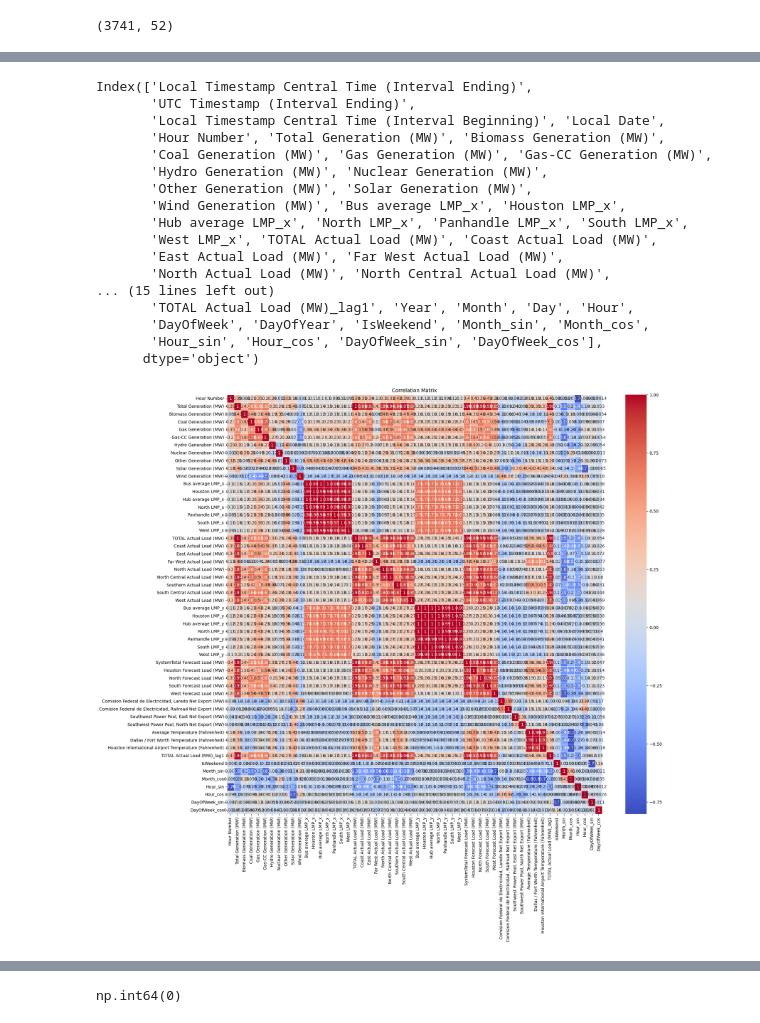
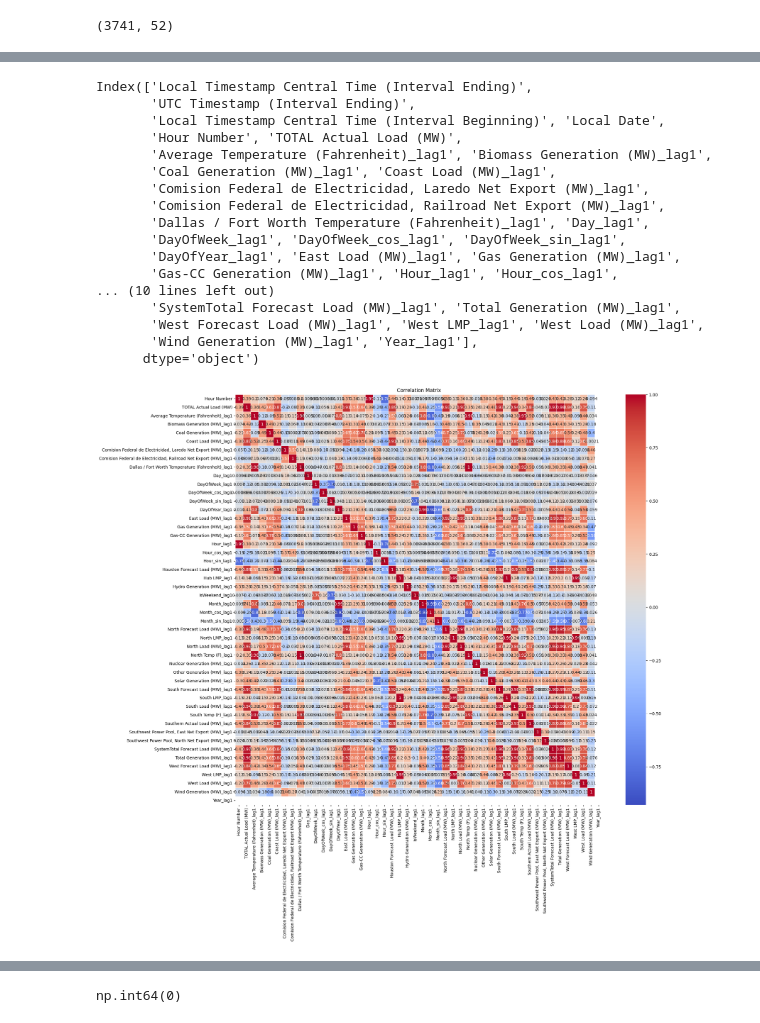
Before and after one commit to Catalan-AI-Studio/energy-demand-prediction, a Jupyter notebook: v1 (2).ipynb, the cells around one changed output, grey strips where cells are left out. Cells and saved outputs as stored; diff of their text form; code cells hidden in the pictures.

```diff
--- a/v1 (2).ipynb
+++ b/v1 (2).ipynb
@@ -834,6 +827,8 @@ merged_df['South LMP'] = merged_df[['South LMP_x', 'South LMP_y', 'Houston LMP_x
 # West region LMP (combining West LMP and Far West LMP)
 merged_df['West LMP'] = merged_df[['West LMP_x', 'West LMP_y']].mean(axis=1)
 
+merged_df['Hub LMP'] = merged_df[['Hub average LMP_x', 'Hub average LMP_y']].mean(axis=1)
+
 # # East region LMP (combining East and Coast)
 # merged_df['East LMP'] = merged_df[['Hub average LMP_x', 'Hub average LMP_y']].mean(axis=1)
 
@@ -867,0 +874,19 @@ merged_df.head(10)
+# %%
+# Define columns to drop after the combination of regions
+columns_to_drop_after_combination = [
+    'North Actual Load (MW)', 'North Central Actual Load (MW)', 'South Actual Load (MW)',
+    'South Central Actual Load (MW)', 'West Actual Load (MW)', 'Far West Actual Load (MW)',
+    'East Actual Load (MW)', 'Coast Actual Load (MW)', 'Panhandle LMP', 'Bus average LMP_x',
+    'Bus average LMP_y', 'Houston LMP_x', 'Houston LMP_y', 'Hub average LMP_x', 'Hub average LMP_y',
+    'North LMP_x', 'North LMP_y', 'South LMP_x', 'South LMP_y', 'West LMP_x', 'West LMP_y', 'Panhandle LMP_x', 'Panhandle LMP_y'
+    'Dallas / Fort Worth Temperature (Fahrenheit)',
+    'Houston International Airport Temperature (Fahrenheit)',
+    'Houston International Airport Temperature Observation Time (Central)',
+    'Dallas / Fort Worth Temperature Observation Time (Central)',
+]
+
+# Drop the unnecessary columns from the dataframe, ignoring any missing columns
+merged_df = merged_df.drop(columns=columns_to_drop_after_combination, errors='ignore')
+
+# Display the remaining columns after dropping
+merged_df.head(10)
@@ -867,0 +906,21 @@ merged_df.head(10)
+# %%
+# Create a new dataset for lag data
+columns_not_lag = ['Local Timestamp Central Time (Interval Ending)',
+                   'UTC Timestamp (Interval Ending)',
+                   'Local Timestamp Central Time (Interval Beginning)',
+                   'Local Date',
+                   'Hour Number',
+                   'TOTAL Actual Load (MW)']
+
+columns_to_lag = merged_df.columns.difference(columns_not_lag)
+
+lagged_data = merged_df[columns_to_lag].shift(1).add_suffix('_lag1')
+
+unlagged_data = merged_df[columns_not_lag]
+
+reg_data = pd.concat([unlagged_data, lagged_data], axis=1)
+reg_data = reg_data.drop(columns=['Panhandle LMP_y_lag1'])
+
+reg_data.dropna(inplace=True)
+
+print(reg_data.head())
@@ -868,35 +945,35 @@ merged_df.head(10)
 # %%
 # Check if the columns you're trying to merge exist
-print(merged_df.columns)
+print(reg_data.columns)
 # %% [output]
 Index(['Local Timestamp Central Time (Interval Ending)',
        'UTC Timestamp (Interval Ending)',
        'Local Timestamp Central Time (Interval Beginning)', 'Local Date',
-       'Hour Number', 'Total Generation (MW)', 'Biomass Generation (MW)',
-       'Coal Generation (MW)', 'Gas Generation (MW)', 'Gas-CC Generation (MW)',
-       'Hydro Generation (MW)', 'Nuclear Generation (MW)',
-       'Other Generation (MW)', 'Solar Generation (MW)',
-       'Wind Generation (MW)', 'Bus average LMP_x', 'Houston LMP_x',
-       'Hub average LMP_x', 'North LMP_x', 'Panhandle LMP_x', 'South LMP_x',
-       'West LMP_x', 'TOTAL Actual Load (MW)', 'Coast Actual Load (MW)',
-       'East Actual Load (MW)', 'Far West Actual Load (MW)',
-       'North Actual Load (MW)', 'North Central Actual Load (MW)',
-... (15 lines left out)
-       'TOTAL Actual Load (MW)_lag1', 'Year', 'Month', 'Day', 'Hour',
-       'DayOfWeek', 'DayOfYear', 'IsWeekend', 'Month_sin', 'Month_cos',
-       'Hour_sin', 'Hour_cos', 'DayOfWeek_sin', 'DayOfWeek_cos'],
+       'Hour Number', 'TOTAL Actual Load (MW)',
+       'Average Temperature (Fahrenheit)_lag1', 'Biomass Generation (MW)_lag1',
+       'Coal Generation (MW)_lag1', 'Coast Load (MW)_lag1',
+       'Comision Federal de Electricidad, Laredo Net Export (MW)_lag1',
+       'Comision Federal de Electricidad, Railroad Net Export (MW)_lag1',
+       'Dallas / Fort Worth Temperature (Fahrenheit)_lag1', 'Day_lag1',
+       'DayOfWeek_lag1', 'DayOfWeek_cos_lag1', 'DayOfWeek_sin_lag1',
+       'DayOfYear_lag1', 'East Load (MW)_lag1', 'Gas Generation (MW)_lag1',
+       'Gas-CC Generation (MW)_lag1', 'Hour_lag1', 'Hour_cos_lag1',
+... (10 lines left out)
+       'SystemTotal Forecast Load (MW)_lag1', 'Total Generation (MW)_lag1',
+       'West Forecast Load (MW)_lag1', 'West LMP_lag1', 'West Load (MW)_lag1',
+       'Wind Generation (MW)_lag1', 'Year_lag1'],
       dtype='object')
 # %%
 # Select only the numeric columns for correlation matrix
-numeric_df = merged_df.select_dtypes(include=['float64', 'int64'])
+numeric_df = reg_data.select_dtypes(include=['float64', 'int64'])
 
 # Plotting the correlation matrix
 plt.figure(figsize=(20, 18))
 corr_matrix = numeric_df.corr()  # Use the dataframe with only numeric columns
 sns.heatmap(corr_matrix, annot=True, cmap='coolwarm', linewidths=0.5)
 plt.title('Correlation Matrix')
 plt.show()
 # %% [output]
-[figure, old version]
+[figure, new version]
 # %%
 # Remove non-numeric columns for correlation calculation
```
Also changed, not shown: parts of 25 cells of this notebook.
